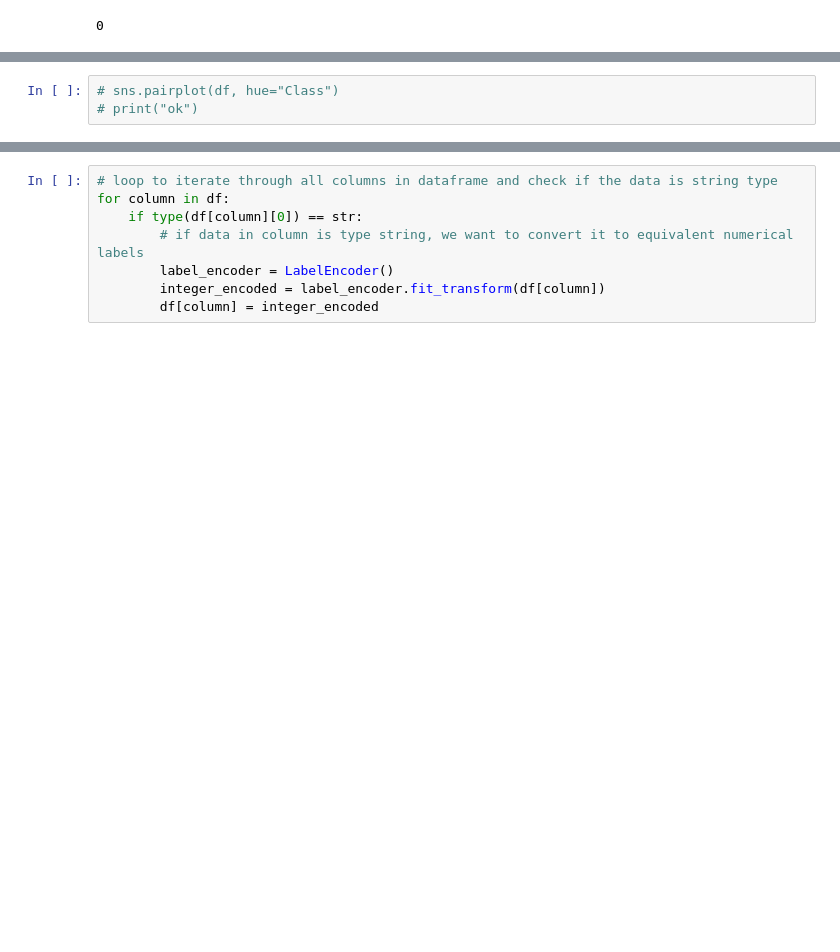
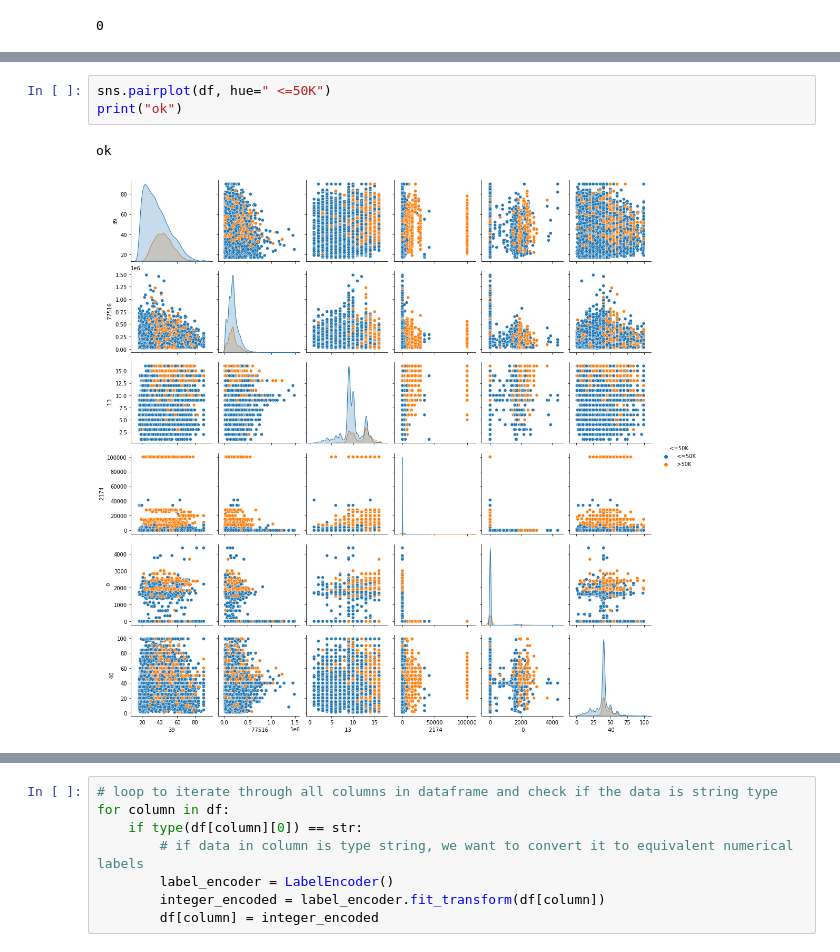
Before and after one commit to Amir-h055/Machine-Learning, a Jupyter notebook: project/Classification/Adult.ipynb, the cells around one changed output, grey strips where cells are left out. Drawn from its saved outputs; the diff is of its cells as text; blank space fills up the shorter version.

```diff
--- a/project/Classification/Adult.ipynb
+++ b/project/Classification/Adult.ipynb
@@ -54,4 +68,7 @@ print(np.count_nonzero(Datset==np.nan))
 # %%
-# sns.pairplot(df, hue="Class")
-# print("ok")
+sns.pairplot(df, hue=" <=50K")
+print("ok")
+# %% [output]
+ok
+[figure, added]
 # %%
```
Also changed, not shown: parts of 20 cells of this notebook, 1 other file.
